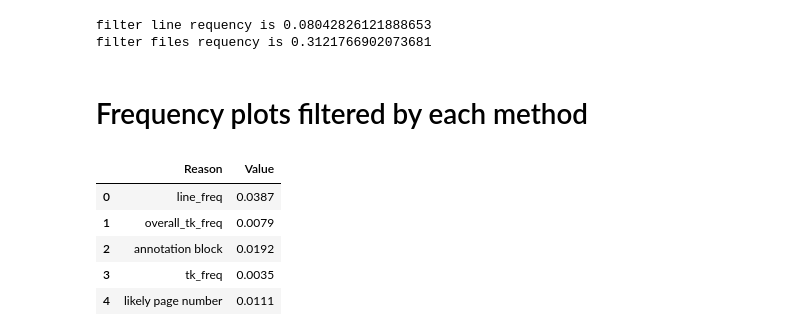
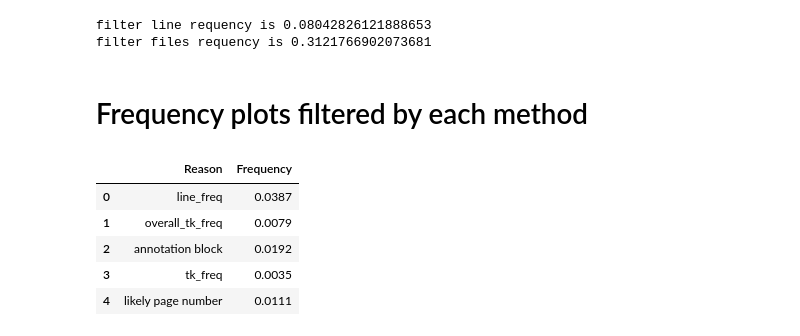
Before and after one commit to liyongsea/parallel_corpus_mnbvc, a Jupyter notebook: alignment/notebooks/view_filter_data_total.ipynb, the cells around one changed output. Cells and saved outputs as stored; diff of their text form; code cells hidden in the pictures.

```diff
--- a/alignment/notebooks/view_filter_data_total.ipynb
+++ b/alignment/notebooks/view_filter_data_total.ipynb
@@ -228,25 +228,25 @@ print(f"filter files requency is {deleted_file_total / len(dataset)}")
 Found cached dataset parquet (/home/ran/.cache/huggingface/datasets/ranWang___parquet/ranWang--un_pdf_text_data_test-2dae54fa16cc1546/0.0.0/2a3b91fbd88a2c90d1dbbb32b460cf621d31bd5b05b934492fdef7d8d6f2 ...
 filter line requency is 0.08042826121888653
 filter files requency is 0.3121766902073681
-# %% [markdown]
-# Frequency plots filtered by each method
-# %%
-import matplotlib.pyplot as plt
-import datasets
-from tqdm import tqdm
-
-
-filted_record_reason_line_total = count_record_filters_line_total(log_data)
-
-values = [round(value / full_file_total_line, 4) for value in filted_record_reason_line_total.values()]
-
-df = pd.DataFrame({'Reason': filted_record_reason_line_total.keys(), 'Value': values})
-
-df
-# %% [output]
-|  | Reason | Value |
-| 0 | line_freq | 0.0387 |
-| 1 | overall_tk_freq | 0.0079 |
-| 2 | annotation block | 0.0192 |
-| 3 | tk_freq | 0.0035 |
-| 4 | likely page number | 0.0111 |
+# %% [markdown]
+# Frequency plots filtered by each method
+# %%
+import matplotlib.pyplot as plt
+import datasets
+from tqdm import tqdm
+
+
+filted_record_reason_line_total = count_record_filters_line_total(log_data)
+
+values = [round(value / full_file_total_line, 4) for value in filted_record_reason_line_total.values()]
+
+df = pd.DataFrame({'Reason': filted_record_reason_line_total.keys(), 'Frequency': values})
+
+df
+# %% [output]
+|  | Reason | Frequency |
+| 0 | line_freq | 0.0387 |
+| 1 | overall_tk_freq | 0.0079 |
+| 2 | annotation block | 0.0192 |
+| 3 | tk_freq | 0.0035 |
+| 4 | likely page number | 0.0111 |
```
Also changed, not shown: parts of 2 cells of this notebook.
